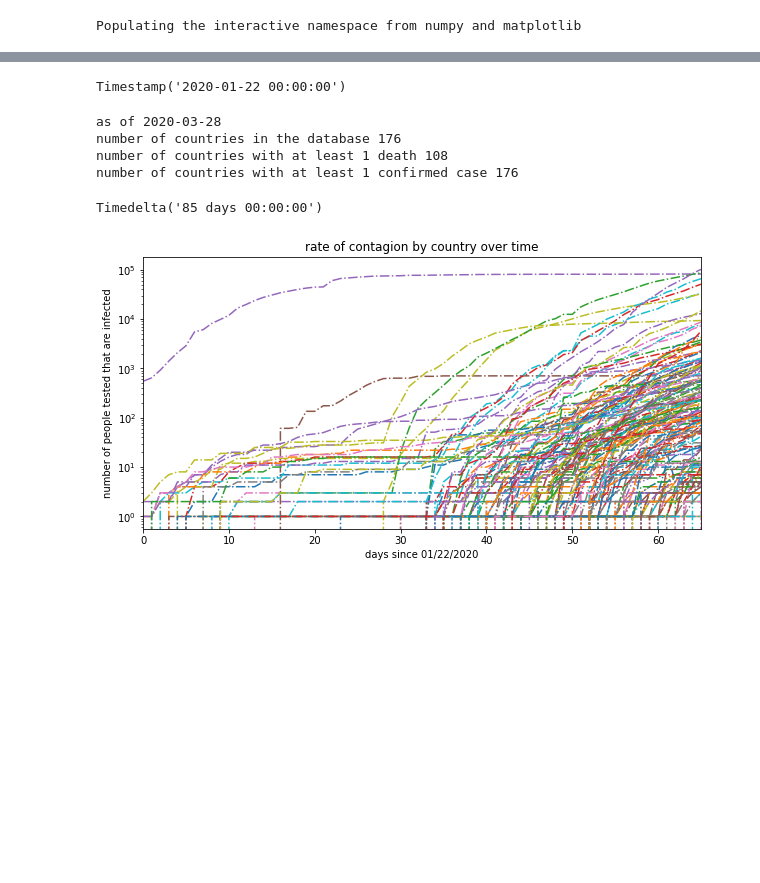
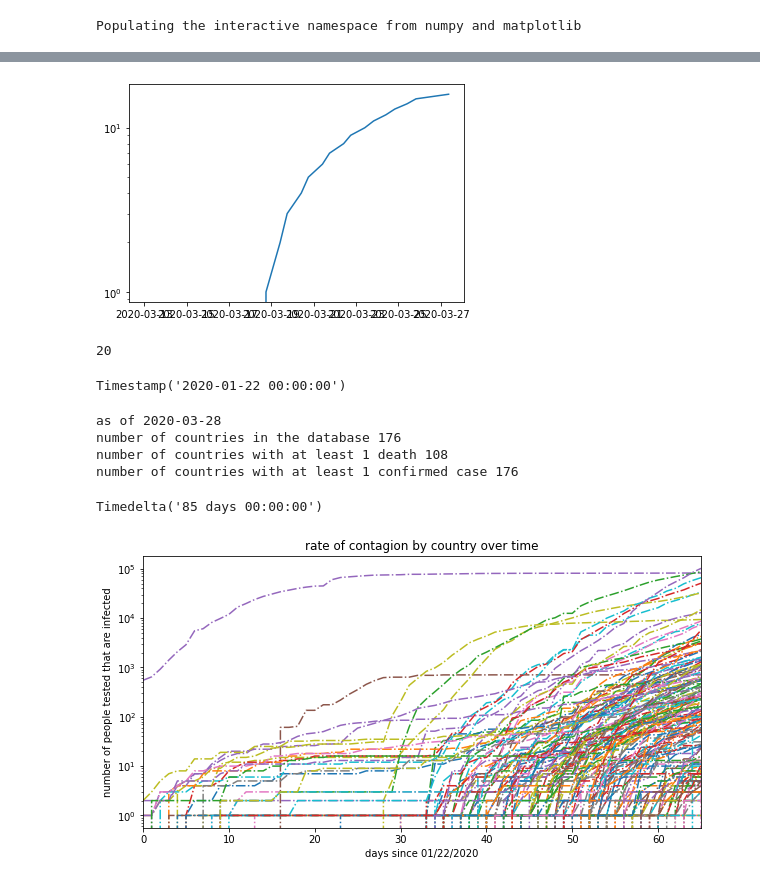
Before and after one commit to ahmadryan/covid19, a Jupyter notebook: coronavirus_quick_model2.ipynb, the cells around one changed output, grey strips where cells are left out. Saved outputs shown, nothing was run; the diff lists cells and outputs as text; code cells hidden in the pictures; blank space fills up the shorter version.

```diff
--- a/coronavirus_quick_model2.ipynb
+++ b/coronavirus_quick_model2.ipynb
@@ -57,3 +31,6 @@ from bokeh.palettes import viridis, inferno, cividis, plasma, gray
 #cd gdrive/My\ Drive
 # %%
 #cd cv19/covid_data/
+# %%
+%%time
+india_data = pd.read_html('https://docs.google.com/spreadsheets/d/e/2PACX-1vSc_2y5N0I67wDU38DjDh35IZSIS30rQf7_NYZhtYYGU1jJYT6_kDx4YpF-qw0LSlGsBYP8pqM_a1Pd/pubhtml')
@@ -59,0 +84,13 @@ from bokeh.palettes import viridis, inferno, cividis, plasma, gray
+# %%
+import datetime
+india_data[4].dropna( inplace=True )
+first_date = datetime.datetime(year=2020, month=1, day=30).date()
+dates = pd.date_range(first_date, periods=len(india_data[4]['Unnamed: 1'])-1, freq='D')
+
+df_ts = pd.DataFrame(index=dates)
+df_ts['daily_confirmed'] = india_data[4]['Unnamed: 2'][1:].values
+df_ts['total_confirmed'] = india_data[4]['Unnamed: 3'][1:].values
+df_ts['daily_recovered'] = india_data[4]['Unnamed: 4'][1:].values
+df_ts['total_recovered'] = india_data[4]['Unnamed: 5'][1:].values
+df_ts['daily_deaths'] = india_data[4]['Unnamed: 6'][1:].values
+df_ts['total_deaths'] = india_data[4]['Unnamed: 7'][1:].values
@@ -60,3 +106,14 @@ from bokeh.palettes import viridis, inferno, cividis, plasma, gray
+# %%
+df_ts.dropna(inplace=True)
+plt.figure()
+plt.plot( df_ts.index, df_ts.npositive)
+plt.yscale('log')
+# %% [output]
+[figure, added]
+# %%
+len(dates)
+# %% [output]
+20
 # %%
 # JHU database on COVID-19
 # https://github.com/CSSEGISandData/COVID-19/tree/master/csse_covid_19_data
```
Also changed, not shown: parts of 10 cells of this notebook.
